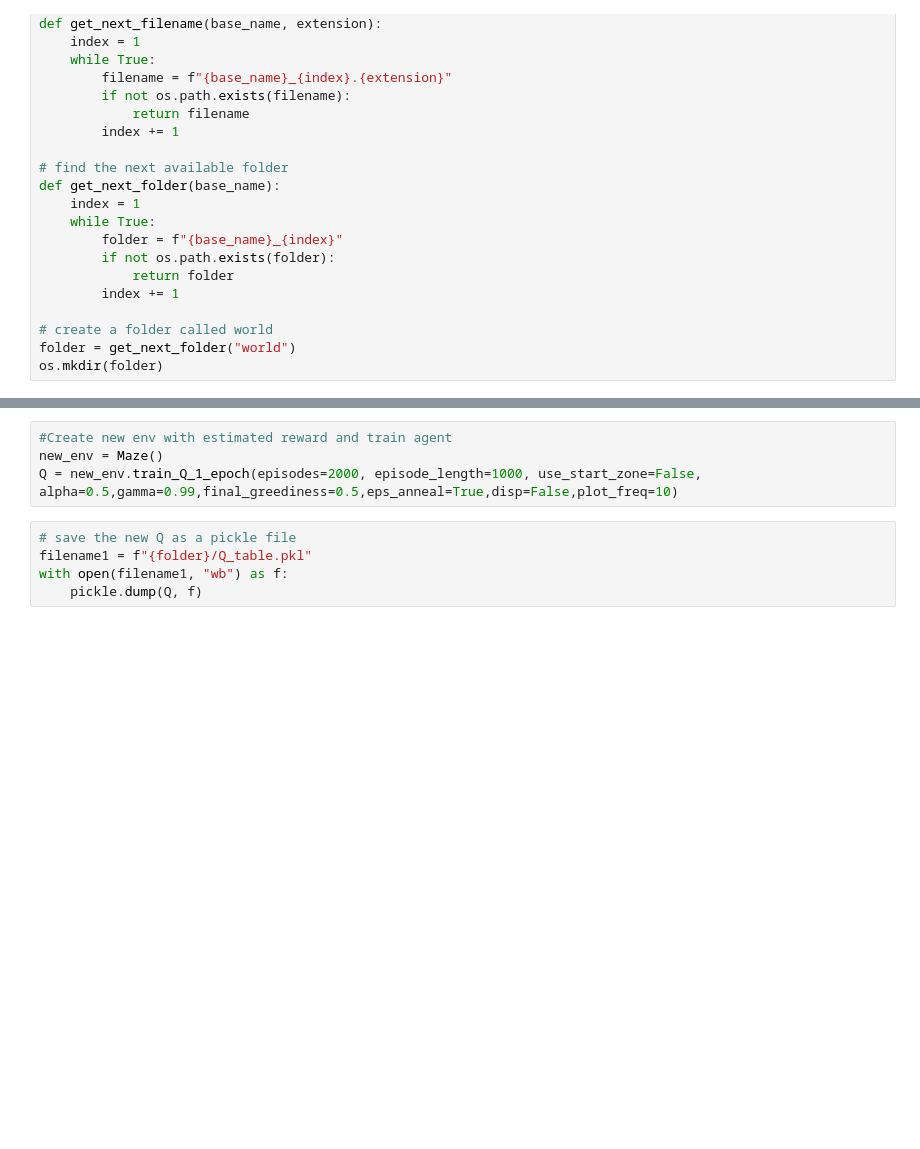
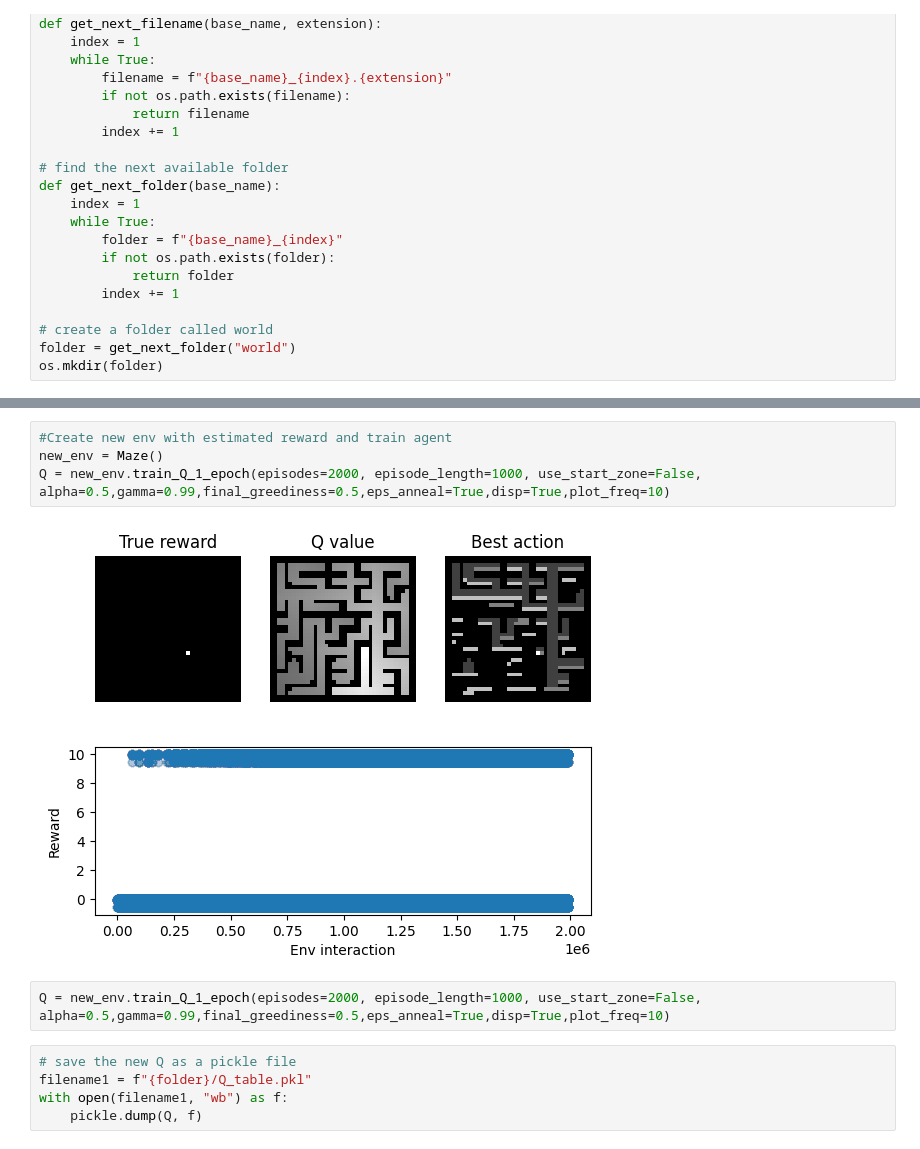
Before and after one commit to Alex427427427/2023_SRP_long_horizon, a Jupyter notebook: maze_world/1_maze_collect_demo.ipynb, the cells around one changed output, grey strips where cells are left out. Drawn from its saved outputs; the diff is of its cells as text; blank space fills up the shorter version.

```diff
--- a/maze_world/1_maze_collect_demo.ipynb
+++ b/maze_world/1_maze_collect_demo.ipynb
@@ -38,7 +38,11 @@ env.plot()
 # %%
 #Create new env with estimated reward and train agent
 new_env = Maze()
-Q = new_env.train_Q_1_epoch(episodes=2000, episode_length=1000, use_start_zone=False, alpha=0.5,gamma=0.99,final_greediness=0.5,eps_anneal=True,disp=False,plot_freq=10)
+Q = new_env.train_Q_1_epoch(episodes=2000, episode_length=1000, use_start_zone=False, alpha=0.5,gamma=0.99,final_greediness=0.5,eps_anneal=True,disp=True,plot_freq=10)
+# %% [output]
+[figure, added]
+# %%
+Q = new_env.train_Q_1_epoch(episodes=2000, episode_length=1000, use_start_zone=False, alpha=0.5,gamma=0.99,final_greediness=0.5,eps_anneal=True,disp=True,plot_freq=10)
 # %%
 # save the new Q as a pickle file
 filename1 = f"{folder}/Q_table.pkl"
```
Also changed, not shown: parts of 3 cells of this notebook, 5 other files.
